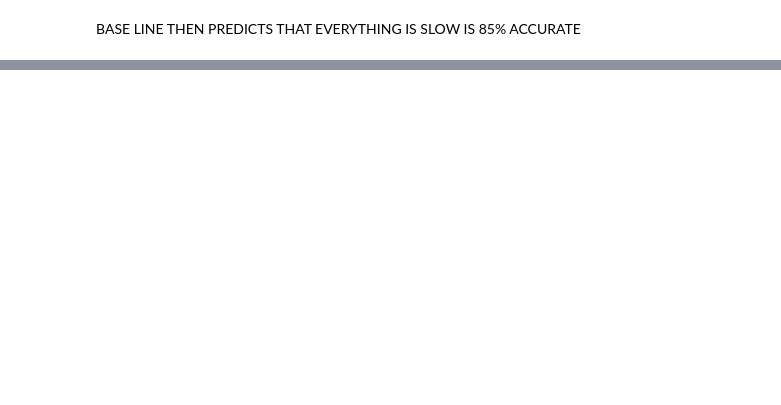
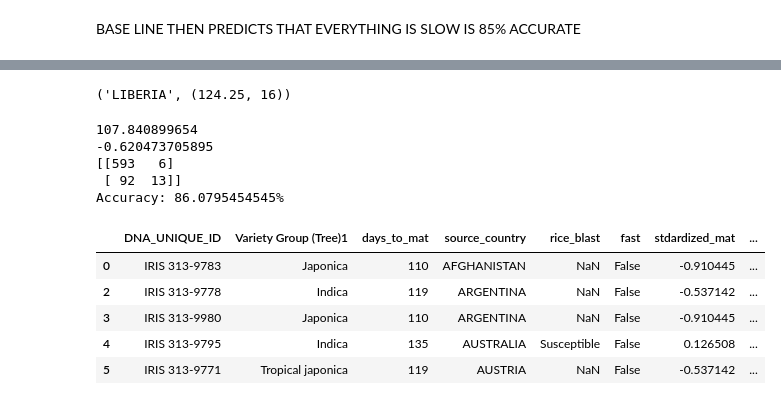
Before and after one commit to o0neil/Believe_The_Hype, a Jupyter notebook: FEATURES_ANALYSIS.ipynb, the cells around one changed output, grey strips where cells are left out. Drawn from its saved outputs; the diff is of its cells as text; code cells hidden in the pictures; blank space fills up the shorter version.

```diff
--- a/DOWNLOADING_SNP_DATA.ipynb
+++ b/FEATURES_ANALYSIS.ipynb
@@ -83,7 +68,12 @@ mat_df[['days_to_mat']] = mat_df[['days_to_mat']].astype(float)
 
 std_scale = StandardScaler().fit(mat_df[mask]['days_to_mat'])
 mat_df['stdardized_mat'] = std_scale.transform(mat_df['days_to_mat'])
+
+days_list = np.array(mat_df[mask]['days_to_mat'])
+
 mat_df['z_score'] = [(((mat_df['days_to_mat'])- days_list.mean())/days_list.std())][0]
+fast_grow = [mat_df['days_to_mat'] < (days_list.mean() - days_list.std())]
+mat_df['fast'] = fast_grow[0]
 
 mat_df.head()
 # %% [output]
@@ -124,0 +139,71 @@ mat_df.to_csv('mat_df')
+# %%
+source_days = {}
+
+for idx, row in enumerate(mat_df[mask].index):
+    source = mat_df[mask].iloc[idx]['source_country']
+    days = mat_df[mask].iloc[idx]['days_to_mat']
+    if source not in source_days.keys():
+        source_days.update({source:[days]})
+    else:
+        source_days.get(source).append(days)
+for key in source_days.keys():
+    days = np.mean(source_days.get(key))
+    num = len(source_days.get(key))
+    source_days.update({key:(days,num)})
+
+source_days.keys()[0],source_days.get(source_days.keys()[0])
+# %% [output]
+('LIBERIA', (124.25, 16))
+# %%
+a = []
+print (days_list.mean() - days_list.std())
+for row in enumerate(mat_df[~mask].index):
+    variety = mat_df[~mask].iloc[row[0]]['Variety Group (Tree)1']
+    source = mat_df[~mask].iloc[row[0]]['source_country']
+    if source in source_days.keys():
+        pred = (days_list.mean()+variety_days.get(variety)+500*source_days.get(source)[0])/502
+    else:
+        pred = (days_list.mean()+variety_days.get(variety))/2
+
+    if pred < (days_list.mean() - days_list.std()):
+        a.append(True)
+    else:
+        a.append(False)
+    b.append(pred)
+conf = confusion_matrix(mat_df[~mask]['fast'], a)
+
+print np.min(b)
+print conf
+print "Accuracy: " + str(float(conf[0][0]+conf[1][1])/float(len(mat_df[~mask]))*100) + "%"
+# %% [output]
+107.840899654
+-0.620473705895
+[[593   6]
+ [ 92  13]]
+Accuracy: 86.0795454545%
+# %%
+train_df = mat_df[mask]
+
+train_var_days = []
+train_source_days = []
+for row,_ in enumerate(train_df.index):
+    var = train_df.iloc[row]['Variety Group (Tree)1']
+    source = train_df.iloc[row]['source_country']
+    if source in source_days.keys():
+        train_source_days.append((source_days.get(source)[0]))
+    else:
+        train_source_days.append(days_list.mean())
+    train_var_days.append((variety_days.get(var)))
+
+train_df.loc[:,'source_val'] = pd.Series(train_source_days)
+train_df.loc[:,'var_val'] = pd.Series(train_var_days)
+train_df.loc[:,'mean'] = days_list.mean()
+
+train_df.head()
+# %% [output]
+|  | DNA_UNIQUE_ID | Variety Group (Tree)1 | days_to_mat | source_country | rice_blast | fast | stdardized_mat | ... |
+| 0 | IRIS 313-9783 | Japonica | 110 | AFGHANISTAN | NaN | False | -0.910445 | ... |
+| 2 | IRIS 313-9778 | Indica | 119 | ARGENTINA | NaN | False | -0.537142 | ... |
+| 3 | IRIS 313-9980 | Japonica | 110 | ARGENTINA | NaN | False | -0.910445 | ... |
+| 4 | IRIS 313-9795 | Indica | 135 | AUSTRALIA | Susceptible | False | 0.126508 | ... |
+| 5 | IRIS 313-9771 | Tropical japonica | 119 | AUSTRIA | NaN | False | -0.537142 | ... |
```
Also changed, not shown: parts of 12 cells of this notebook.
